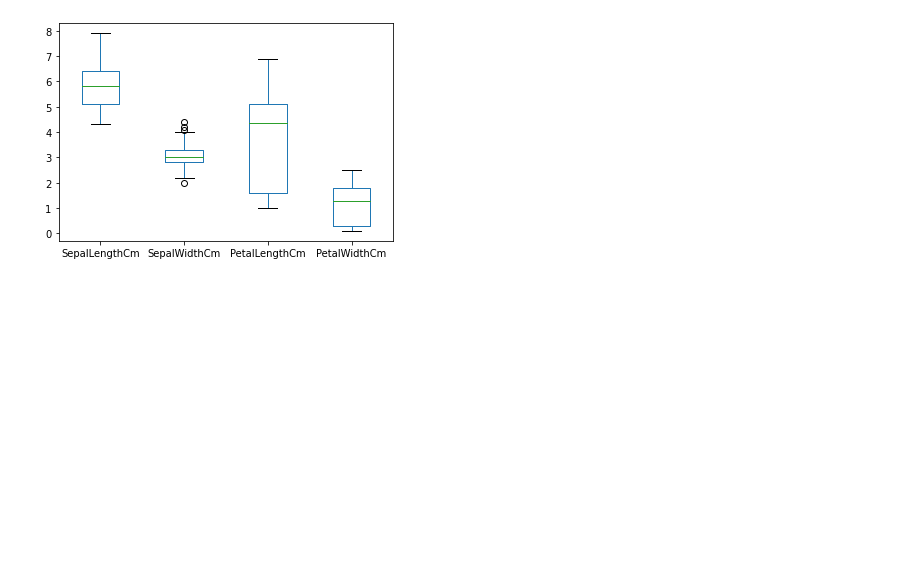
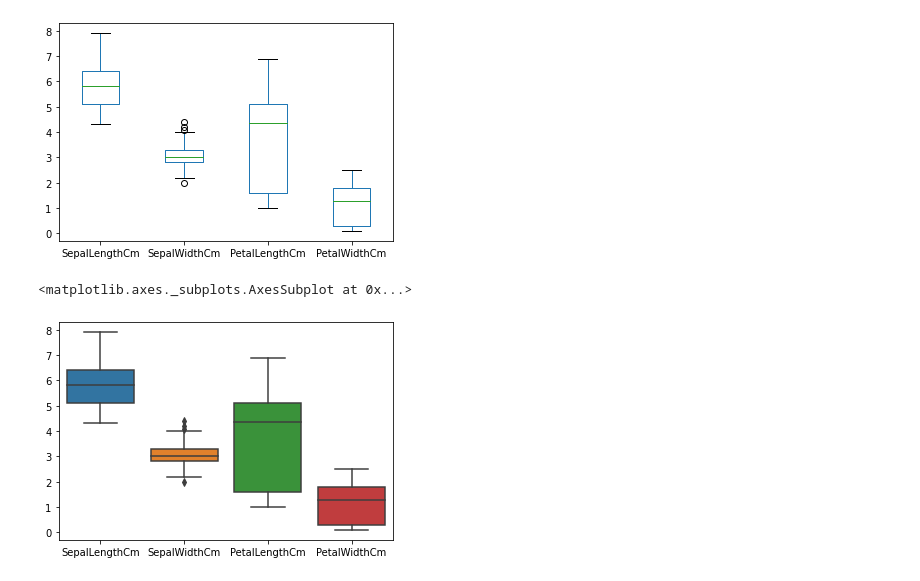
Before and after one commit to Nishidh25/Deeplearning-Models, a Jupyter notebook: iris_dataset_visualization.ipynb, the cells around one changed output. Drawn from its saved outputs; the diff is of its cells as text; code cells hidden in the pictures; blank space fills up the shorter version.

```diff
--- a/iris_dataset_visualization.ipynb
+++ b/iris_dataset_visualization.ipynb
@@ -181,3 +187,9 @@ df.plot.box()
 # %% [output]
 <matplotlib.axes._subplots.AxesSubplot at 0x...>
 [figure]
+# %%
+import seaborn as sns
+sns.boxplot(data=df)
+# %% [output]
+<matplotlib.axes._subplots.AxesSubplot at 0x...>
+[figure, added]
```
Also changed, not shown: parts of 7 cells of this notebook.
